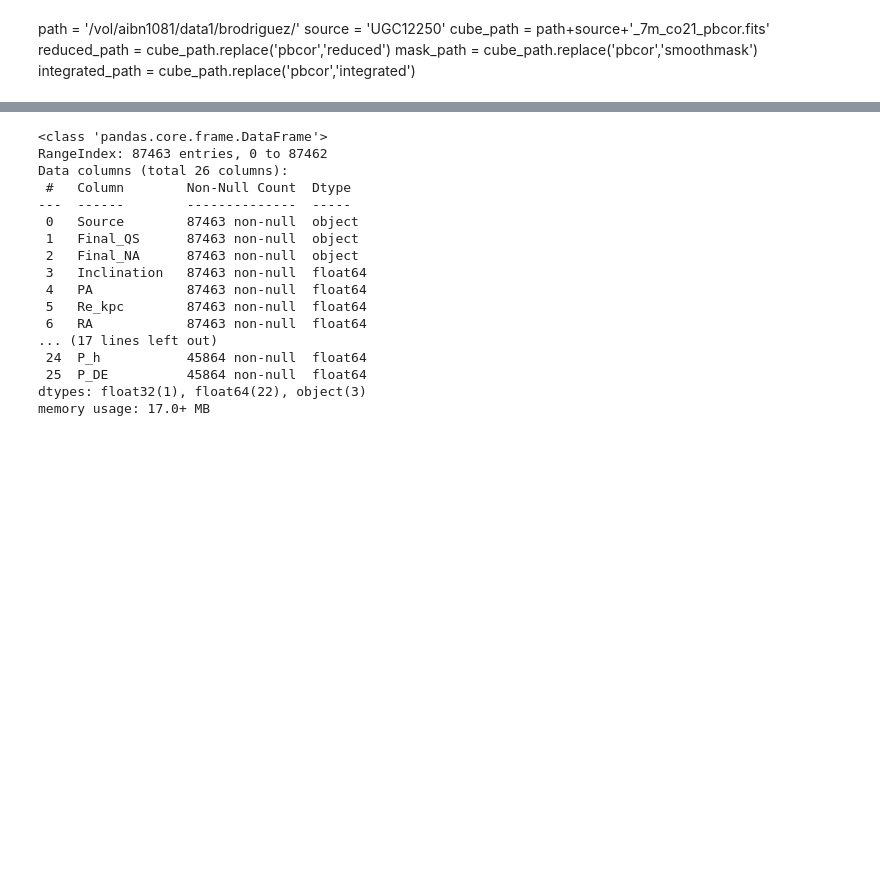
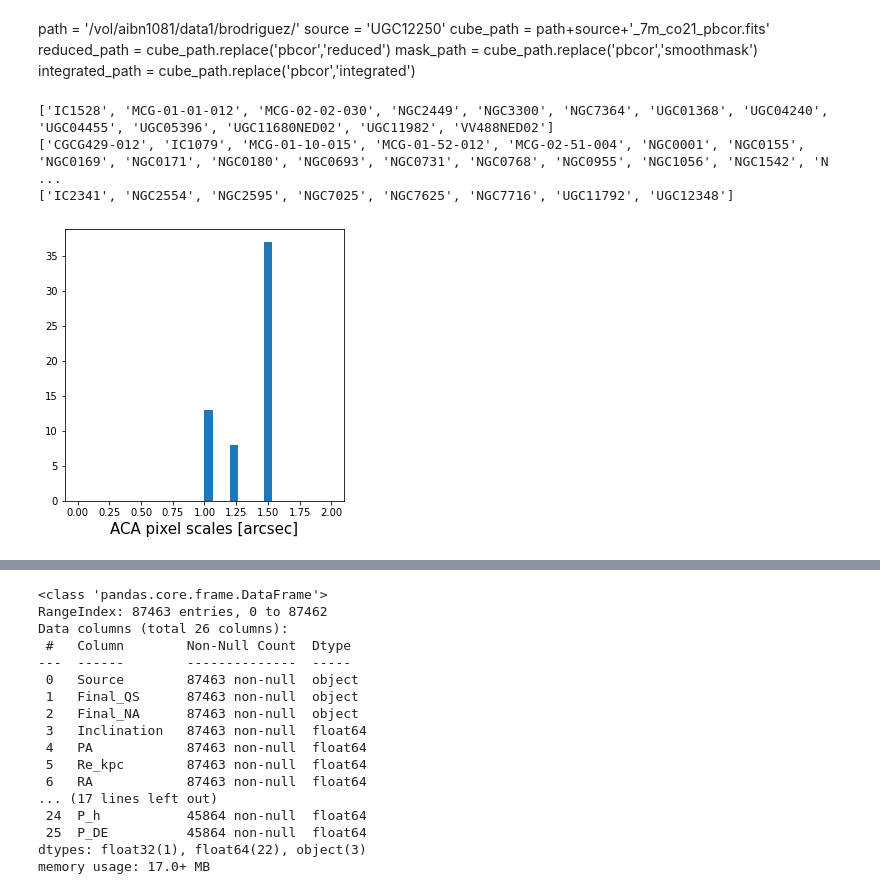
Before and after one commit to Bruno-Rodriguez/quenching-nearby-galaxies, a Jupyter notebook: create_database.ipynb, the cells around one changed output, grey strips where cells are left out. Drawn from its saved outputs; the diff is of its cells as text; code cells hidden in the pictures; blank space fills up the shorter version.

```diff
--- a/create_database.ipynb
+++ b/create_database.ipynb
@@ -196,0 +208,15 @@ warnings.filterwarnings(action='ignore', category=SpectralCubeWarning,
+# %%
+print(scale1_sources)
+print(scale15_sources)
+print(scale125_sources)
+# %% [output]
+['IC1528', 'MCG-01-01-012', 'MCG-02-02-030', 'NGC2449', 'NGC3300', 'NGC7364', 'UGC01368', 'UGC04240', 'UGC04455', 'UGC05396', 'UGC11680NED02', 'UGC11982', 'VV488NED02']
+['CGCG429-012', 'IC1079', 'MCG-01-10-015', 'MCG-01-52-012', 'MCG-02-51-004', 'NGC0001', 'NGC0155', 'NGC0169', 'NGC0171', 'NGC0180', 'NGC0693', 'NGC0731', 'NGC0768', 'NGC0955', 'NGC1056', 'NGC1542', 'N ...
+['IC2341', 'NGC2554', 'NGC2595', 'NGC7025', 'NGC7625', 'NGC7716', 'UGC11792', 'UGC12348']
+# %%
+fig, ax = plt.subplots(figsize=(5,5))
+ax.hist(aca_scales,bins=np.linspace(0,2,31))
+ax.set_xlabel(r'ACA pixel scales [arcsec]',size=15)
+plt.show()
+# %% [output]
+[figure, added]
```
Also changed, not shown: parts of 23 cells of this notebook, 1 other file.
